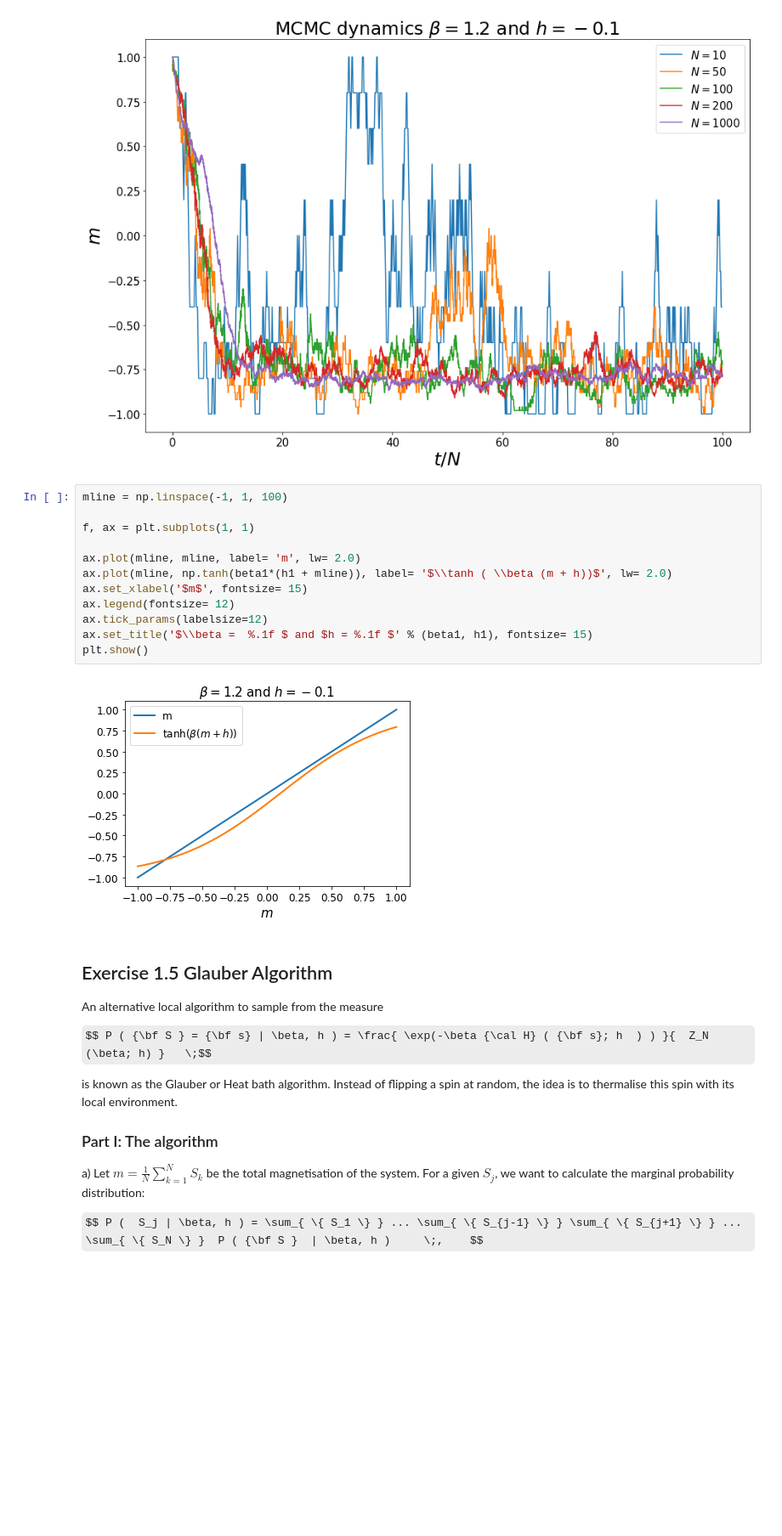
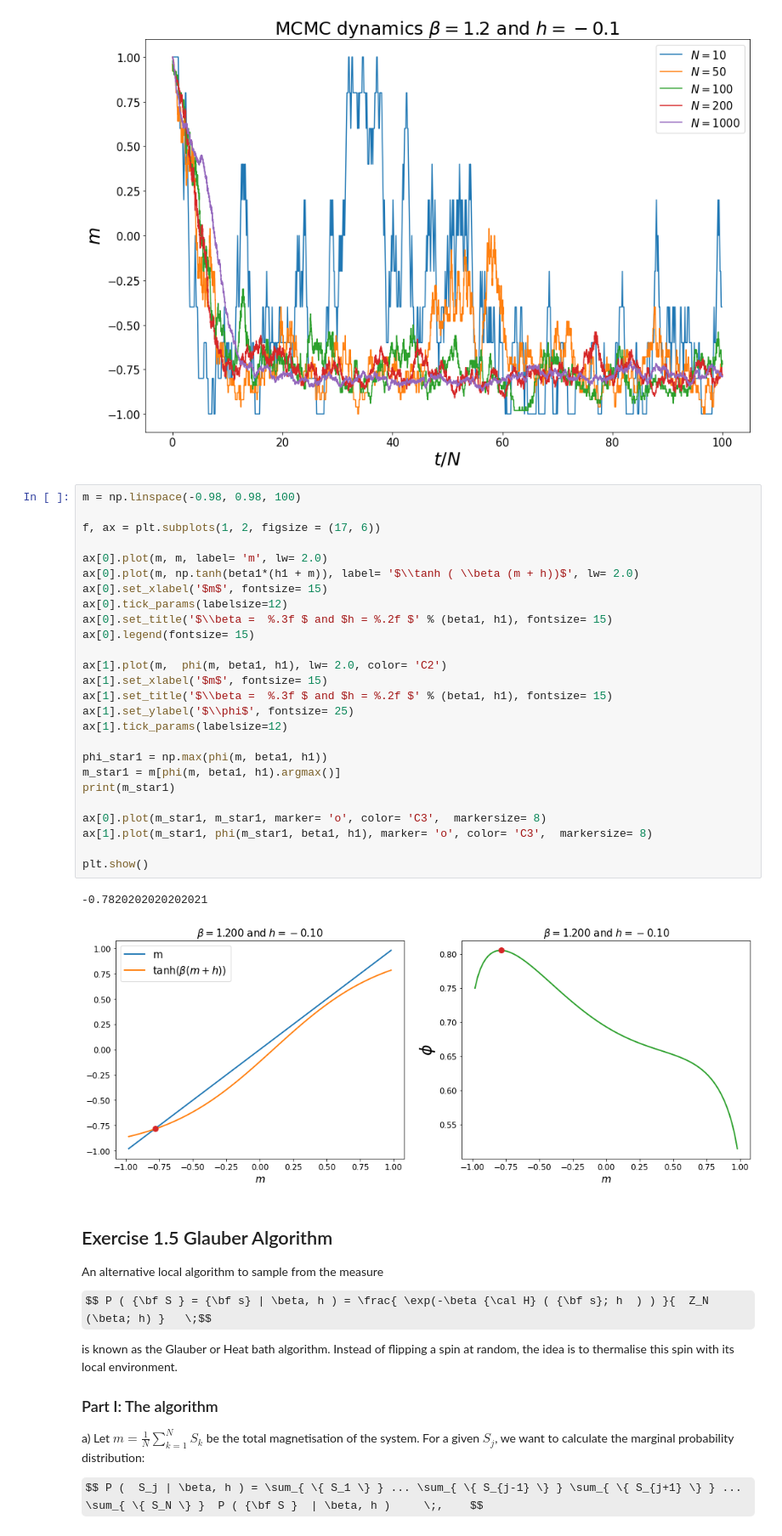
Before and after one commit to rodsveiga/PHYS-642, a Jupyter notebook: hm1.ipynb, the cells around one changed output. Shown at 85% size. Saved outputs shown, nothing was run; the diff lists cells and outputs as text; some formulas as TeX source; blank space fills up the shorter version.

```diff
--- a/hm1.ipynb
+++ b/hm1.ipynb
@@ -143,20 +174,35 @@ ax.set_title('MCMC dynamics $\\beta =  %.1f $ and $h = %.1f $' % (beta1, h1), fo
 plt.show()
 # %% [output]
 [figure]
-# %%
-mline = np.linspace(-1, 1, 100)
-
-f, ax = plt.subplots(1, 1)
-
-ax.plot(mline, mline, label= 'm', lw= 2.0)
-ax.plot(mline, np.tanh(beta1*(h1 + mline)), label= '$\\tanh ( \\beta (m + h))$', lw= 2.0)
-ax.set_xlabel('$m$', fontsize= 15)
-ax.legend(fontsize= 12)
-ax.tick_params(labelsize=12)
-ax.set_title('$\\beta =  %.1f $ and $h = %.1f $' % (beta1, h1), fontsize= 15)
-plt.show()
-# %% [output]
-[figure, removed]
+# %%
+m = np.linspace(-0.98, 0.98, 100)
+
+f, ax = plt.subplots(1, 2, figsize = (17, 6))
+
+ax[0].plot(m, m, label= 'm', lw= 2.0)
+ax[0].plot(m, np.tanh(beta1*(h1 + m)), label= '$\\tanh ( \\beta (m + h))$', lw= 2.0)
+ax[0].set_xlabel('$m$', fontsize= 15)
+ax[0].tick_params(labelsize=12)
+ax[0].set_title('$\\beta =  %.3f $ and $h = %.2f $' % (beta1, h1), fontsize= 15)
+ax[0].legend(fontsize= 15)
+
+ax[1].plot(m,  phi(m, beta1, h1), lw= 2.0, color= 'C2')
+ax[1].set_xlabel('$m$', fontsize= 15)
+ax[1].set_title('$\\beta =  %.3f $ and $h = %.2f $' % (beta1, h1), fontsize= 15)
+ax[1].set_ylabel('$\\phi$', fontsize= 25)
+ax[1].tick_params(labelsize=12)
+
+phi_star1 = np.max(phi(m, beta1, h1))
+m_star1 = m[phi(m, beta1, h1).argmax()]
+print(m_star1)
+
+ax[0].plot(m_star1, m_star1, marker= 'o', color= 'C3',  markersize= 8)
+ax[1].plot(m_star1, phi(m_star1, beta1, h1), marker= 'o', color= 'C3',  markersize= 8)
+
+plt.show()
+# %% [output]
+-0.7820202020202021
+[figure, added]
 # %% [markdown]
 ## Exercise 1.5 Glauber Algorithm
 
```
Also changed, not shown: parts of 10 cells of this notebook.
